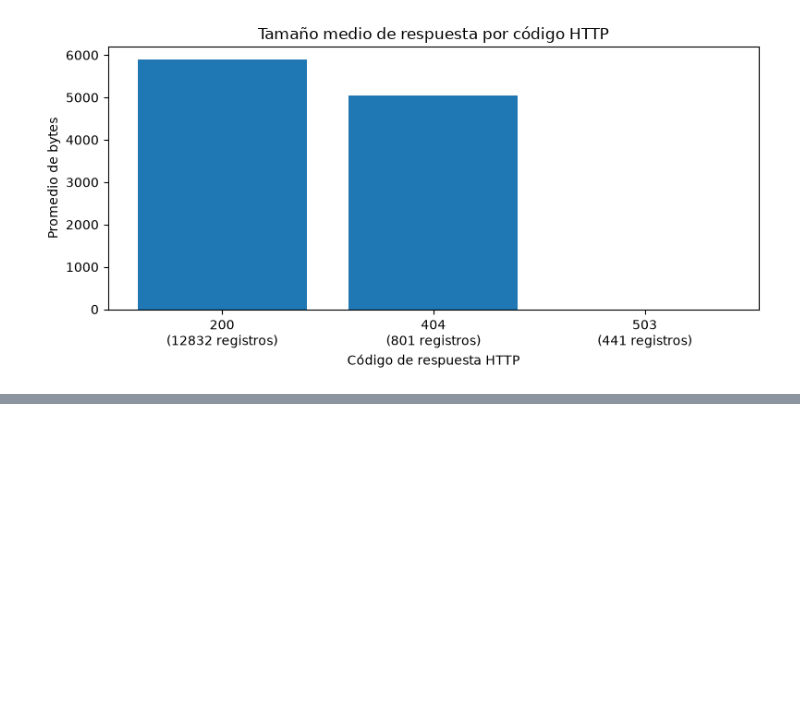
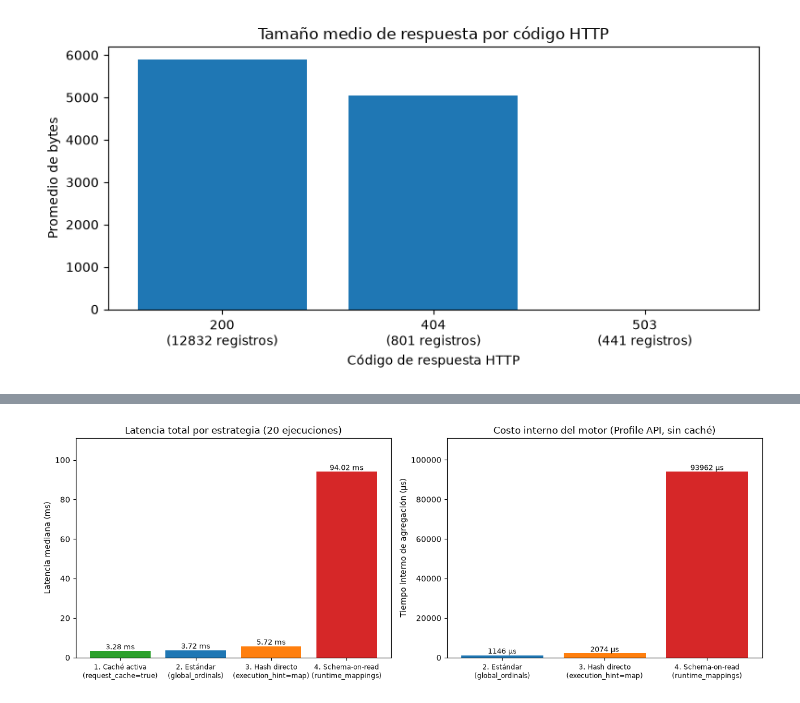
Before and after one commit to SrLambda/Elastisearch-demo-EGDM, a Jupyter notebook: jupyter/notebooks/03_experimento.ipynb, the cells around one changed output, grey strips where cells are left out. Drawn from its saved outputs; the diff is of its cells as text; code cells hidden in the pictures; blank space fills up the shorter version.

```diff
--- a/jupyter/notebooks/03_experimento.ipynb
+++ b/jupyter/notebooks/03_experimento.ipynb
@@ -140,0 +365,53 @@ if resultado is not None:
+# %%
+if resultados_exp:
+    fig, (ax1, ax2) = plt.subplots(1, 2, figsize=(13, 4.8))
+
+    # Gráfico 1: Latencia total extremo a extremo (mediana de 20 ejecuciones)
+    nombres_1 = [r["nombre"] for r in resultados_exp]
+    valores_1 = [r["mediana_ms"] for r in resultados_exp]
+    barras_1 = ax1.bar(
+        range(len(valores_1)),
+        valores_1,
+        color=["#2ca02c", "#1f77b4", "#ff7f0e", "#d62728"],
+    )
+    ax1.set_xticks(range(len(valores_1)), nombres_1, fontsize=8.5)
+    ax1.set_ylabel("Latencia mediana (ms)")
+    ax1.set_title(f"Latencia total por estrategia ({REPETICIONES} ejecuciones)")
+    ax1.set_ylim(0, max(valores_1) * 1.18)
+    for bar, val in zip(barras_1, valores_1):
+        ax1.text(
+            bar.get_x() + bar.get_width() / 2,
+            val,
+            f"{val:.2f} ms",
+            ha="center",
+            va="bottom",
+            fontsize=9,
+        )
+
+    # Gráfico 2: Tiempo interno de la agregación en Elasticsearch (Profile API)
+    perfilados = [r for r in resultados_exp if r["profile_us"] is not None]
+    nombres_2 = [r["nombre"] for r in perfilados]
+    valores_2 = [r["profile_us"] for r in perfilados]
+    barras_2 = ax2.bar(
+        range(len(valores_2)),
+        valores_2,
+        color=["#1f77b4", "#ff7f0e", "#d62728"],
+    )
+    ax2.set_xticks(range(len(valores_2)), nombres_2, fontsize=8.5)
+    ax2.set_ylabel("Tiempo interno de agregación (µs)")
+    ax2.set_title("Costo interno del motor (Profile API, sin caché)")
+    ax2.set_ylim(0, max(valores_2) * 1.18)
+    for bar, val in zip(barras_2, valores_2):
+        ax2.text(
+            bar.get_x() + bar.get_width() / 2,
+            val,
+            f"{val:.0f} µs",
+            ha="center",
+            va="bottom",
+            fontsize=9,
+        )
+
+    fig.tight_layout()
+    plt.show()
+# %% [output]
+[figure, added]
```
Also changed, not shown: parts of 5 cells of this notebook, 2 other files.
